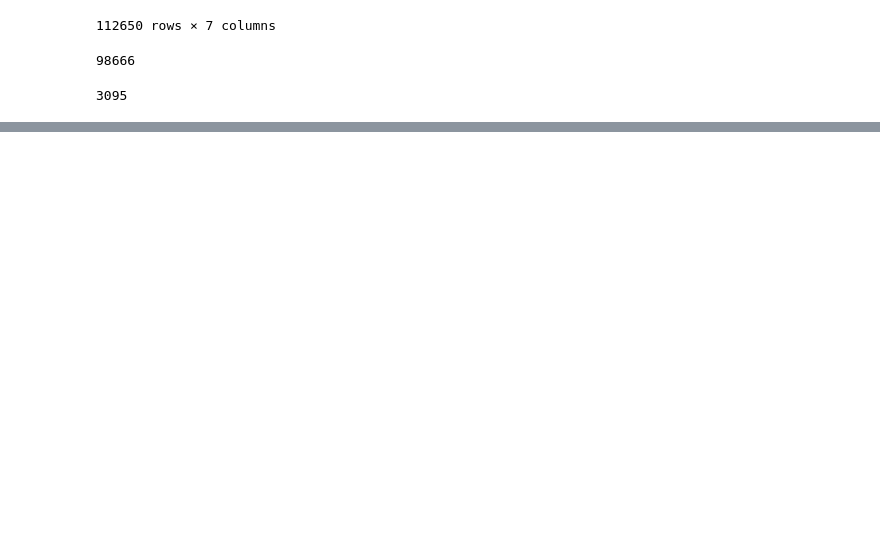
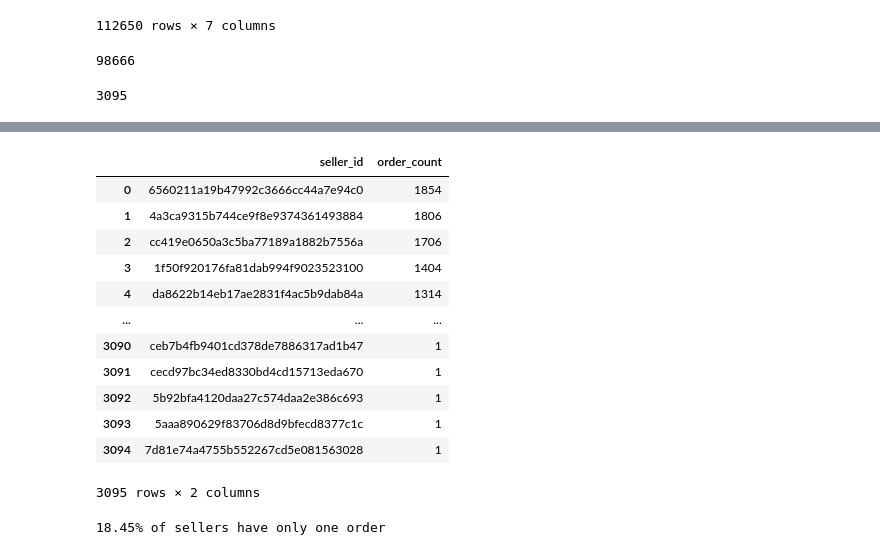
Before and after one commit to amandawang90-spec/neuefische-data-analysis-180825-capstone_project, a Jupyter notebook: python/df_order_items.ipynb, the cells around one changed output, grey strips where cells are left out. Cells and saved outputs as stored; diff of their text form; code cells hidden in the pictures; blank space fills up the shorter version.

```diff
--- a/python/df_order_items.ipynb
+++ b/python/df_order_items.ipynb
@@ -91,3 +81,12 @@ df_order_items['order_id'].nunique()
 df_order_items['seller_id'].nunique()
 # %% [output]
 3095
+# %%
+orders_per_seller = (
+    df_order_items
+        .groupby('seller_id')['order_id']
+        .nunique()
+        .reset_index(name='order_count')
+)
+
+print(orders_per_seller)
@@ -93,0 +108,33 @@ df_order_items['seller_id'].nunique()
+# %%
+orders_per_seller = orders_per_seller.sort_values(
+    by='order_count',
+    ascending=False
+).reset_index(drop=True)
+orders_per_seller
+# %% [output]
+|  | seller_id | order_count |
+| 0 | 6560211a19b47992c3666cc44a7e94c0 | 1854 |
+| 1 | 4a3ca9315b744ce9f8e9374361493884 | 1806 |
+| 2 | cc419e0650a3c5ba77189a1882b7556a | 1706 |
+| 3 | 1f50f920176fa81dab994f9023523100 | 1404 |
+| 4 | da8622b14eb17ae2831f4ac5b9dab84a | 1314 |
+| ... | ... | ... |
+| 3090 | ceb7b4fb9401cd378de7886317ad1b47 | 1 |
+| 3091 | cecd97bc34ed8330bd4cd15713eda670 | 1 |
+| 3092 | 5b92bfa4120daa27c574daa2e386c693 | 1 |
+| 3093 | 5aaa890629f83706d8d9bfecd8377c1c | 1 |
+| 3094 | 7d81e74a4755b552267cd5e081563028 | 1 |
+3095 rows × 2 columns
+# %%
+# Total number of sellers
+total_sellers = len(orders_per_seller)
+
+# Number of sellers with only one order
+one_order_sellers = (orders_per_seller['order_count'] == 1).sum()
+
+# Percentage
+percentage_one_order = (one_order_sellers / total_sellers) * 100
+
+print(f"{percentage_one_order:.2f}% of sellers have only one order")
+# %% [output]
+18.45% of sellers have only one order
```
Also changed, not shown: parts of 7 cells of this notebook, 22 other files.
